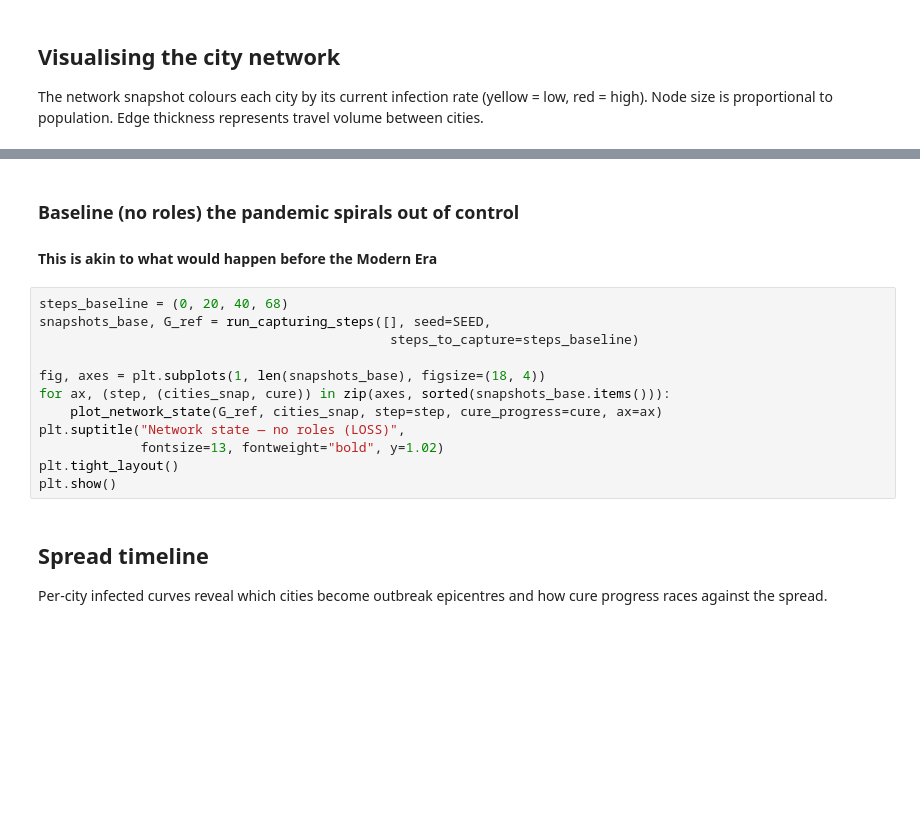
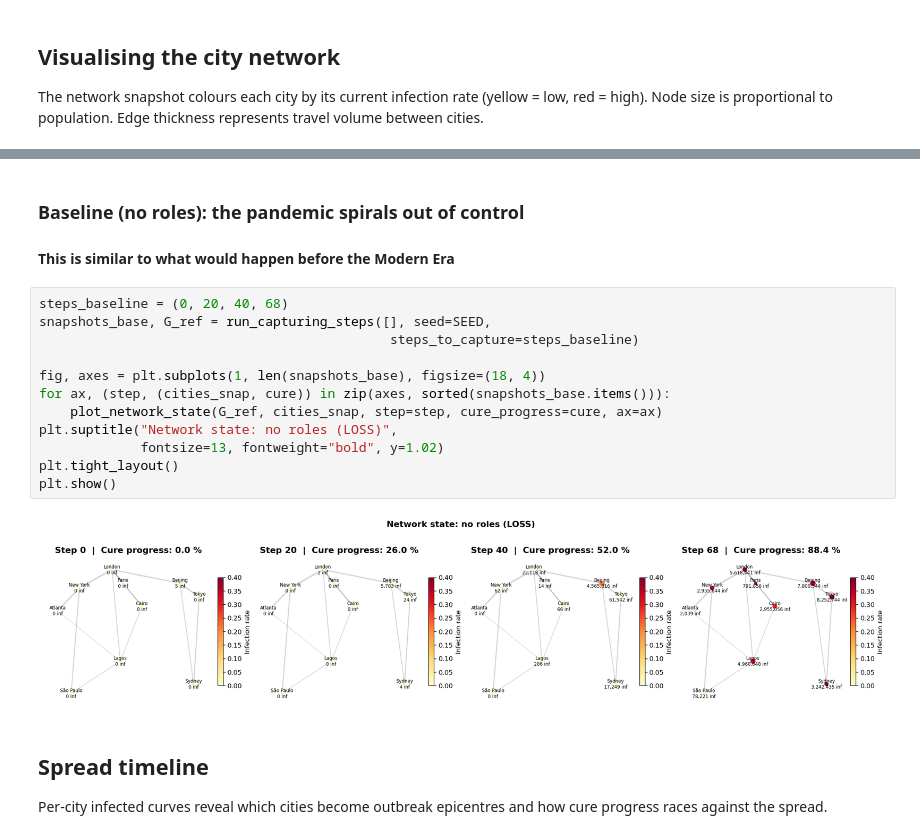
Before and after one commit to lijo8146/systems_at_play, a Jupyter notebook: pandemic-simulator/simulation_notebook.ipynb, the cells around one changed output, grey strips where cells are left out. Drawn from its saved outputs; the diff is of its cells as text; blank space fills up the shorter version.

```diff
--- a/pandemic-simulator/simulation_notebook.ipynb
+++ b/pandemic-simulator/simulation_notebook.ipynb
@@ -108,18 +118,20 @@ plt.show()
 # %% [markdown]
-### Baseline (no roles) the pandemic spirals out of control
-#### This is akin to what would happen before the Modern Era
+### Baseline (no roles): the pandemic spirals out of control
+#### This is similar to what would happen before the Modern Era
 # %%
 steps_baseline = (0, 20, 40, 68)
 snapshots_base, G_ref = run_capturing_steps([], seed=SEED,
                                              steps_to_capture=steps_baseline)
 
 fig, axes = plt.subplots(1, len(snapshots_base), figsize=(18, 4))
 for ax, (step, (cities_snap, cure)) in zip(axes, sorted(snapshots_base.items())):
     plot_network_state(G_ref, cities_snap, step=step, cure_progress=cure, ax=ax)
-plt.suptitle("Network state — no roles (LOSS)",
+plt.suptitle("Network state: no roles (LOSS)",
              fontsize=13, fontweight="bold", y=1.02)
 plt.tight_layout()
 plt.show()
+# %% [output]
+[figure, added]
 # %% [markdown]
 ## Spread timeline
 Per-city infected curves reveal which cities become outbreak epicentres
```
Also changed, not shown: parts of 10 cells of this notebook, 12 other files.
